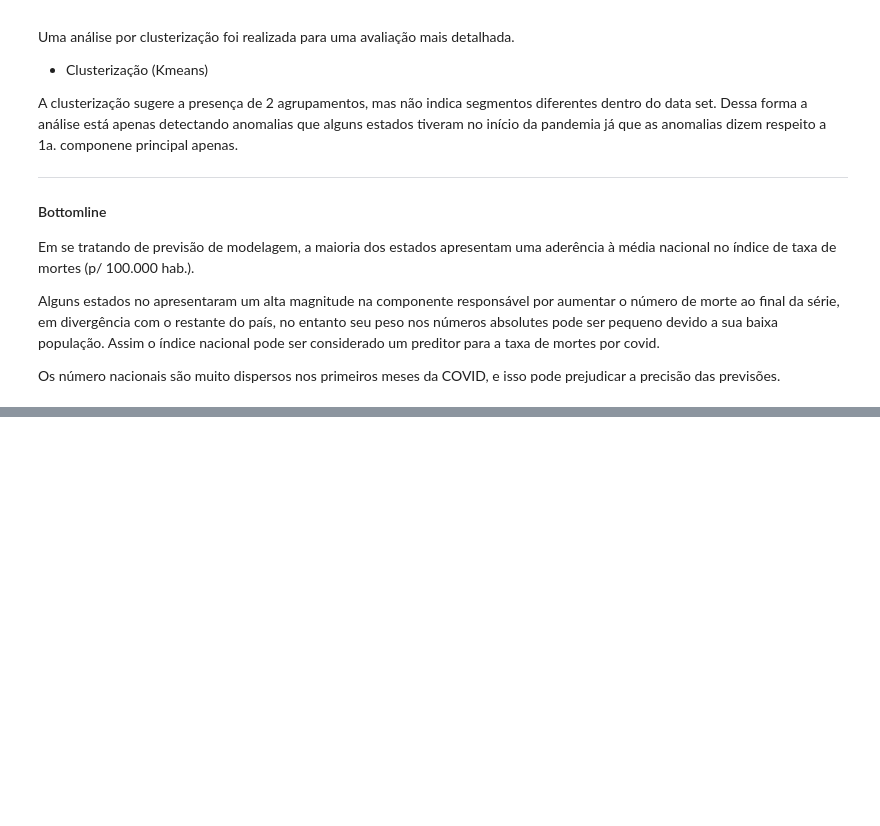
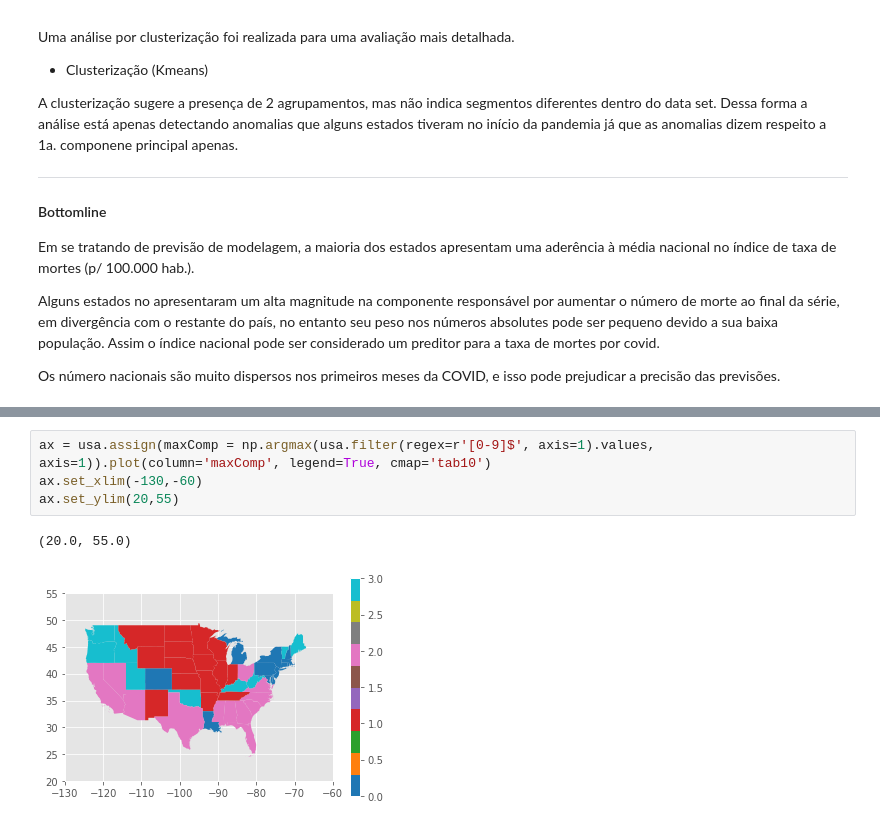
Before and after one commit to C0nrado/covid_prediction, a Jupyter notebook: 02_EDA_avancada.ipynb, the cells around one changed output, grey strips where cells are left out. Drawn from its saved outputs; the diff is of its cells as text; blank space fills up the shorter version.

```diff
--- a/02_EDA_avancada.ipynb
+++ b/02_EDA_avancada.ipynb
@@ -268,0 +296,7 @@ Os número nacionais são muito dispersos nos primeiros meses da COVID, e isso p
+# %%
+ax = usa.assign(maxComp = np.argmax(usa.filter(regex=r'[0-9]$', axis=1).values, axis=1)).plot(column='maxComp', legend=True, cmap='tab10')
+ax.set_xlim(-130,-60)
+ax.set_ylim(20,55)
+# %% [output]
+(20.0, 55.0)
+[figure, added]
```
Also changed, not shown: parts of 9 cells of this notebook, 3 other files.
